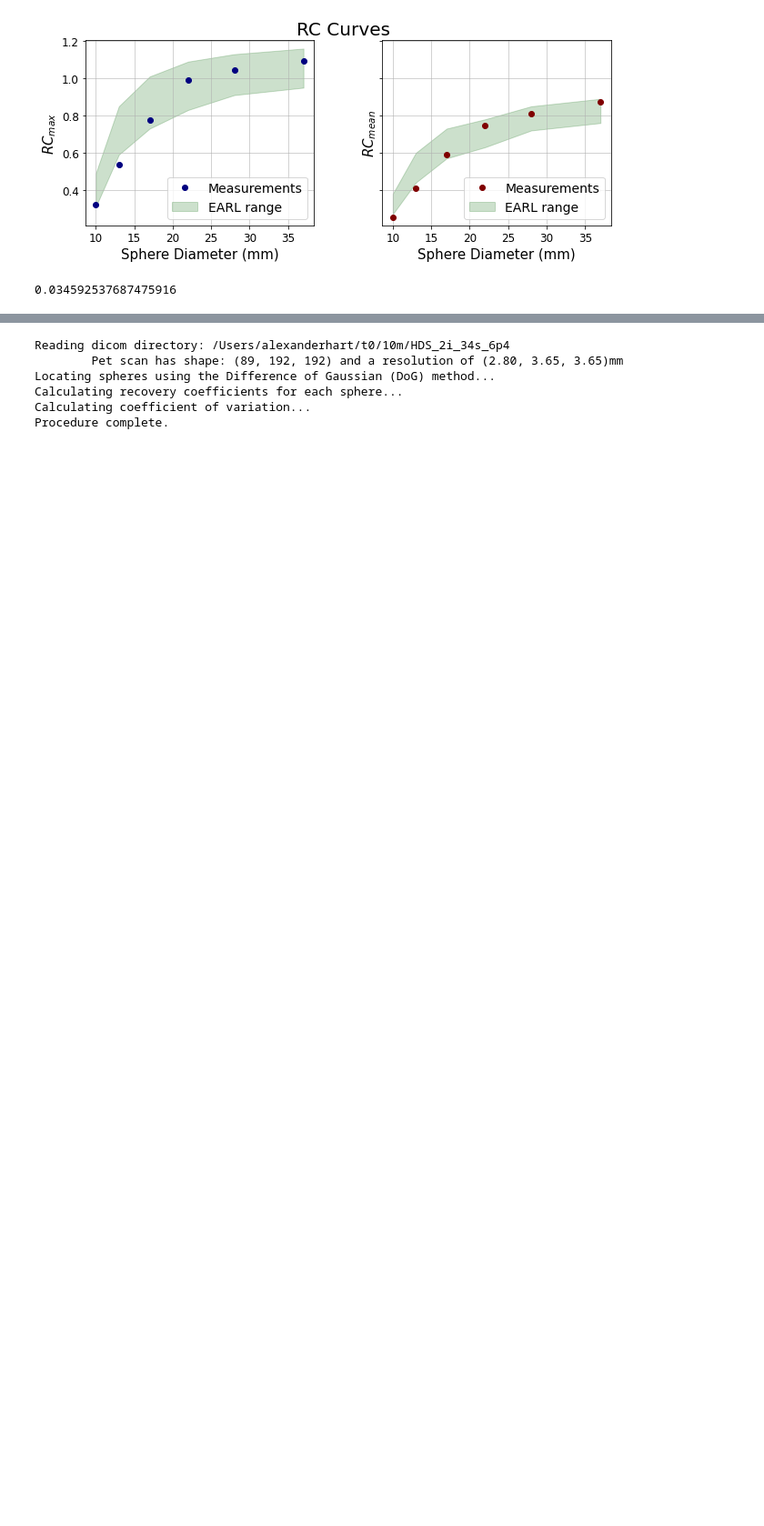
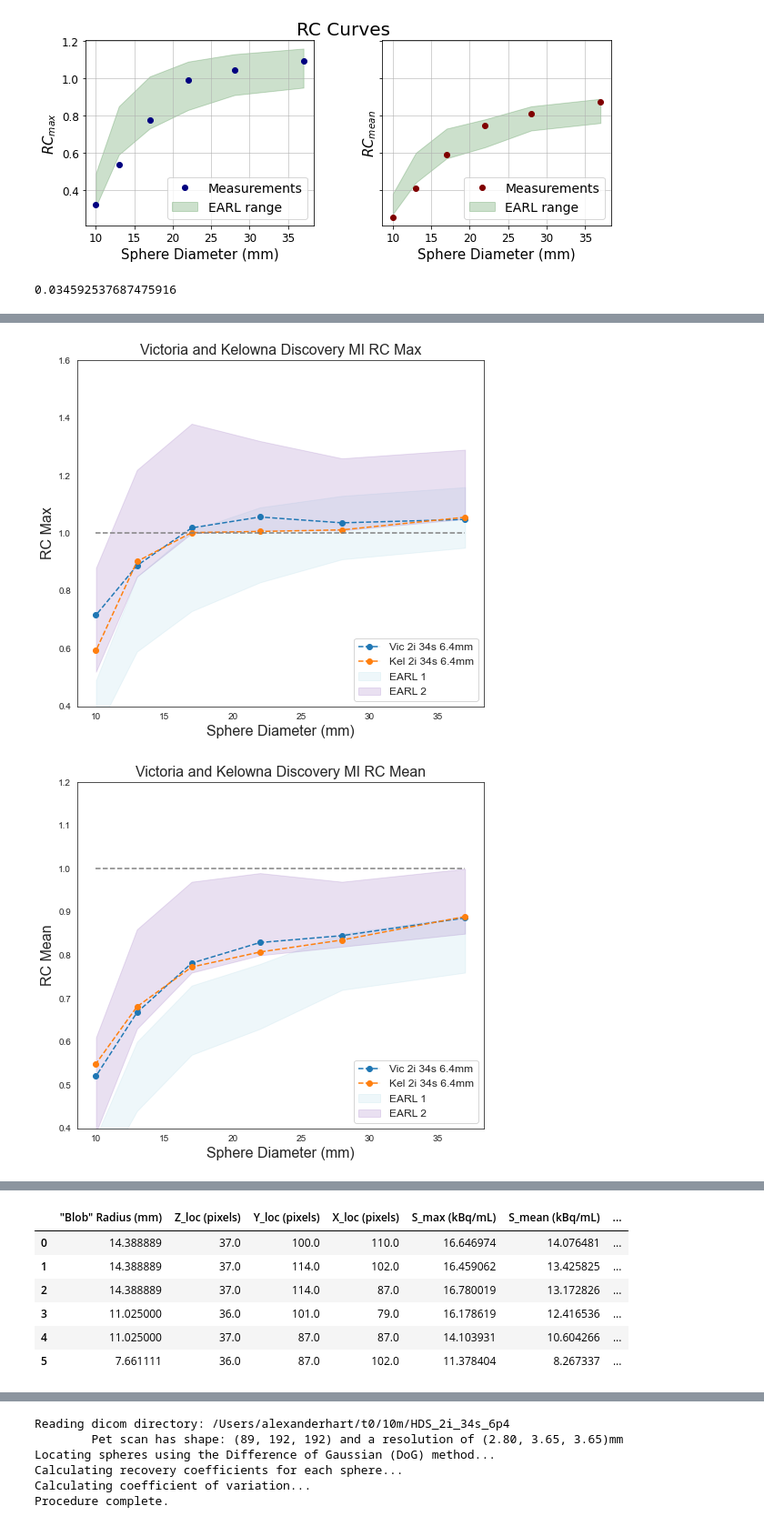
Before and after one commit to devhliu/earl_nema, a Jupyter notebook: analysis.ipynb, the cells around one changed output, grey strips where cells are left out. Shown at 91% size. Saved outputs shown, nothing was run; the diff lists cells and outputs as text; code cells hidden in the pictures; blank space fills up the shorter version.

Commit message:
Create Recon Compare script and begin Kelowna analysis

```diff
--- a/analysis.ipynb
+++ b/analysis.ipynb
@@ -562,0 +555,6 @@ print(QFX_800.COV)
+# %%
+#Kelowna preliminary comparison
+kelowna_sphere = 19.69
+vic_sphere = 15.88
+Vic_clinical = NemaRC('/Users/alexanderhart/t0/10m/FXS_2i_34s_6p4mm',vic_sphere,bkg_true,0)
+Kelowna_clinical = NemaRC('/Users/alexanderhart/Kelowna/t0/10m/FXS_2i_34s_6p4mm',kelowna_sphere,bkg_true,0)
@@ -562,0 +574,10 @@ print(QFX_800.COV)
+# %%
+Kelowna = NemaPlots([Vic_clinical,Kelowna_clinical],['Vic 2i 34s 6.4mm','Kel 2i 34s 6.4mm'],'Victoria and Kelowna Discovery MI')
+Kelowna.RCmax()
+Kelowna.RCmean()
+Kelowna.COV([1,2],'Center')
+Vic_clinical.spheres
+#Kelowna_clinical.spheres
+# %% [output]
+[figure, added]
+[figure, added]
@@ -562,0 +585,7 @@ print(QFX_800.COV)
+|  | "Blob" Radius (mm) | Z_loc (pixels) | Y_loc (pixels) | X_loc (pixels) | S_max (kBq/mL) | S_mean (kBq/mL) | ... |
+| 0 | 14.388889 | 37.0 | 100.0 | 110.0 | 16.646974 | 14.076481 | ... |
+| 1 | 14.388889 | 37.0 | 114.0 | 102.0 | 16.459062 | 13.425825 | ... |
+| 2 | 14.388889 | 37.0 | 114.0 | 87.0 | 16.780019 | 13.172826 | ... |
+| 3 | 11.025000 | 36.0 | 101.0 | 79.0 | 16.178619 | 12.416536 | ... |
+| 4 | 11.025000 | 37.0 | 87.0 | 87.0 | 14.103931 | 10.604266 | ... |
+| 5 | 7.661111 | 36.0 | 87.0 | 102.0 | 11.378404 | 8.267337 | ... |
```
Also changed, not shown: parts of 12 cells of this notebook, 5 other files.
